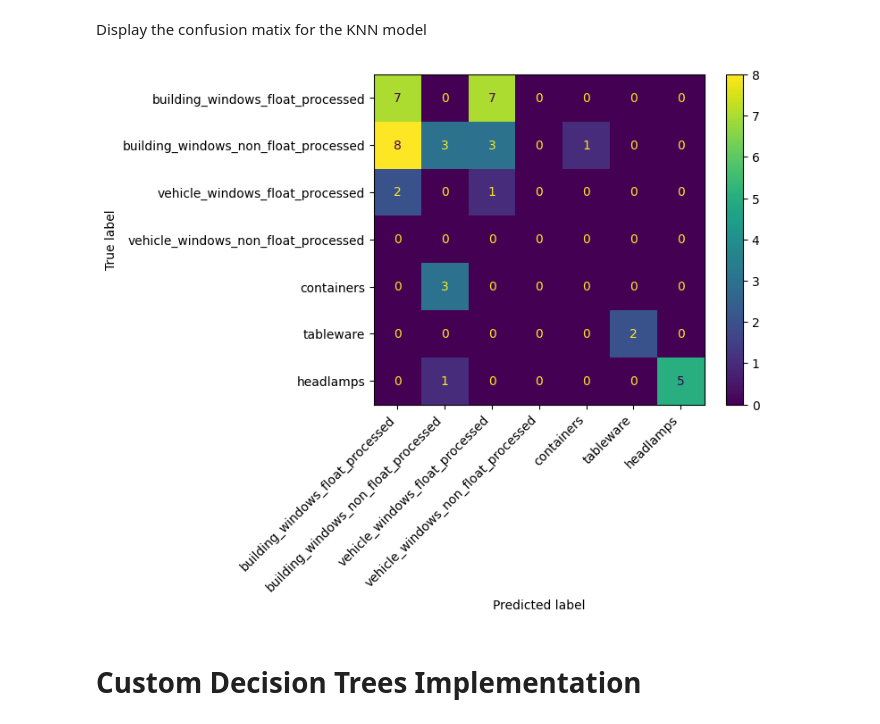
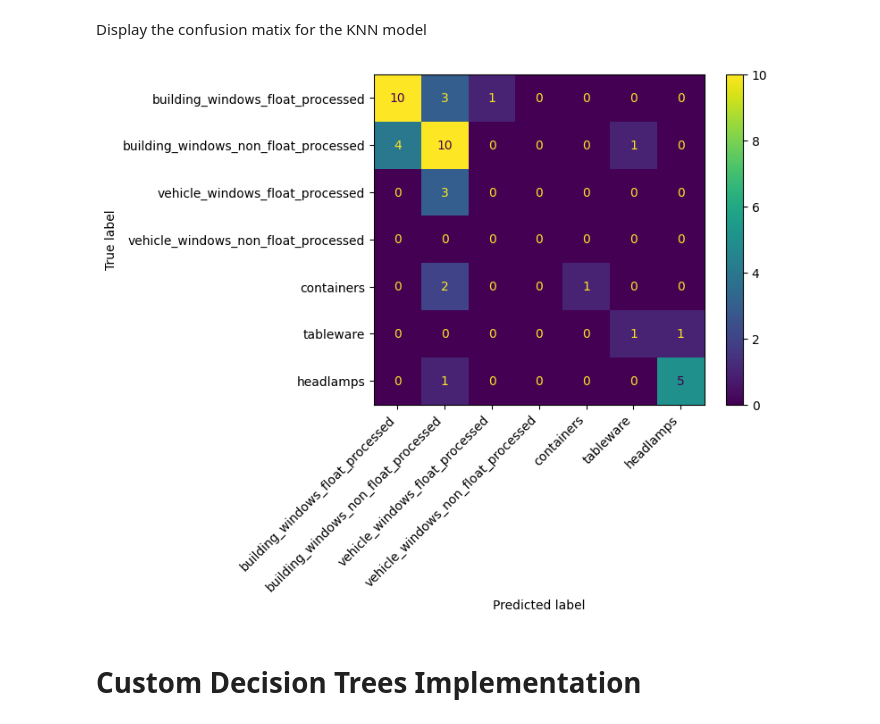
Before and after one commit to n-syers/machine-learning-algorithms-scc222, a Jupyter notebook: Coursework.ipynb, the cells around one changed output. Saved outputs shown, nothing was run; the diff lists cells and outputs as text; code cells hidden in the pictures.

```diff
--- a/Coursework.ipynb
+++ b/Coursework.ipynb
@@ -207,13 +207,13 @@ accuracy_knn = np.mean(np.array(knn_test_predictions) == y_test) * 100
 Display the confusion matix for the KNN model
 # %%
 # Create and display the confusion matrix
-cm = confusion_matrix(y_true=test_actual, y_pred=test_predictions, labels=[1,2,3,4,5,6,7])
+cm = confusion_matrix(y_true=test_actual, y_pred=knn_test_predictions, labels=[1,2,3,4,5,6,7])
 cm_display = ConfusionMatrixDisplay(confusion_matrix = cm, display_labels=target_names) # Set labels on the confusion matrix
 cm_display.plot()
 plt.setp(cm_display.ax_.get_xticklabels(), rotation=45, ha="right") # Rotate x-axis labels for better readability
 plt.show()
 # %% [output]
-[figure, old version]
+[figure, new version]
 # %% [markdown]
 # Custom Decision Trees Implementation
 # %%
```
Also changed, not shown: parts of 5 cells of this notebook.
